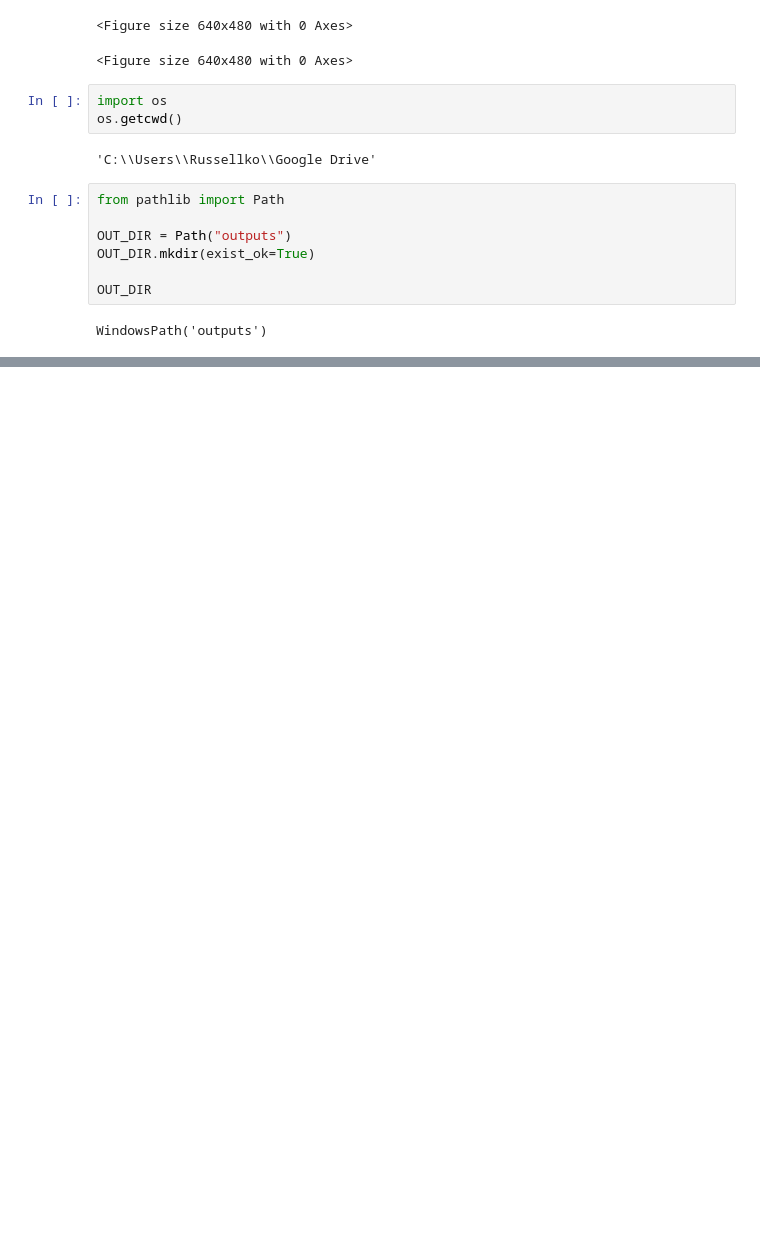
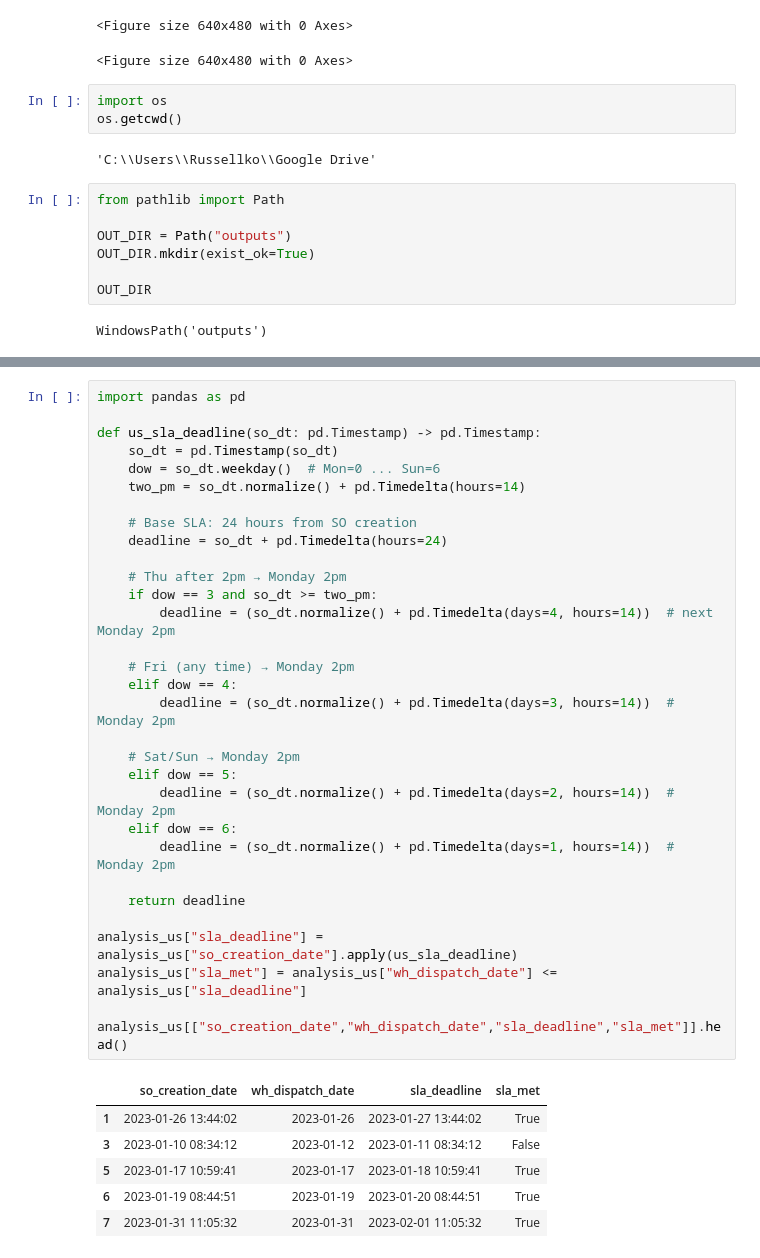
Before and after one commit to rjaus2026-coder/cycle-stock-availability-analysis, a Jupyter notebook: notebooks/US Cycle Stock Review.ipynb, the cells around one changed output, grey strips where cells are left out. Cells and saved outputs as stored; diff of their text form; blank space fills up the shorter version.

```diff
--- a/notebooks/US Cycle Stock Review.ipynb
+++ b/notebooks/US Cycle Stock Review.ipynb
@@ -475,0 +473,38 @@ plt.close(fig)
+# %%
+import pandas as pd
+
+def us_sla_deadline(so_dt: pd.Timestamp) -> pd.Timestamp:
+    so_dt = pd.Timestamp(so_dt)
+    dow = so_dt.weekday()  # Mon=0 ... Sun=6
+    two_pm = so_dt.normalize() + pd.Timedelta(hours=14)
+
+    # Base SLA: 24 hours from SO creation
+    deadline = so_dt + pd.Timedelta(hours=24)
+
+    # Thu after 2pm → Monday 2pm
+    if dow == 3 and so_dt >= two_pm:
+        deadline = (so_dt.normalize() + pd.Timedelta(days=4, hours=14))  # next Monday 2pm
+
+    # Fri (any time) → Monday 2pm
+    elif dow == 4:
+        deadline = (so_dt.normalize() + pd.Timedelta(days=3, hours=14))  # Monday 2pm
+
+    # Sat/Sun → Monday 2pm
+    elif dow == 5:
+        deadline = (so_dt.normalize() + pd.Timedelta(days=2, hours=14))  # Monday 2pm
+    elif dow == 6:
+        deadline = (so_dt.normalize() + pd.Timedelta(days=1, hours=14))  # Monday 2pm
+
+    return deadline
+
+analysis_us["sla_deadline"] = analysis_us["so_creation_date"].apply(us_sla_deadline)
+analysis_us["sla_met"] = analysis_us["wh_dispatch_date"] <= analysis_us["sla_deadline"]
+
+analysis_us[["so_creation_date","wh_dispatch_date","sla_deadline","sla_met"]].head()
+# %% [output]
+|  | so_creation_date | wh_dispatch_date | sla_deadline | sla_met |
+| 1 | 2023-01-26 13:44:02 | 2023-01-26 | 2023-01-27 13:44:02 | True |
+| 3 | 2023-01-10 08:34:12 | 2023-01-12 | 2023-01-11 08:34:12 | False |
+| 5 | 2023-01-17 10:59:41 | 2023-01-17 | 2023-01-18 10:59:41 | True |
+| 6 | 2023-01-19 08:44:51 | 2023-01-19 | 2023-01-20 08:44:51 | True |
+| 7 | 2023-01-31 11:05:32 | 2023-01-31 | 2023-02-01 11:05:32 | True |
```
Also changed, not shown: parts of 11 cells of this notebook.
